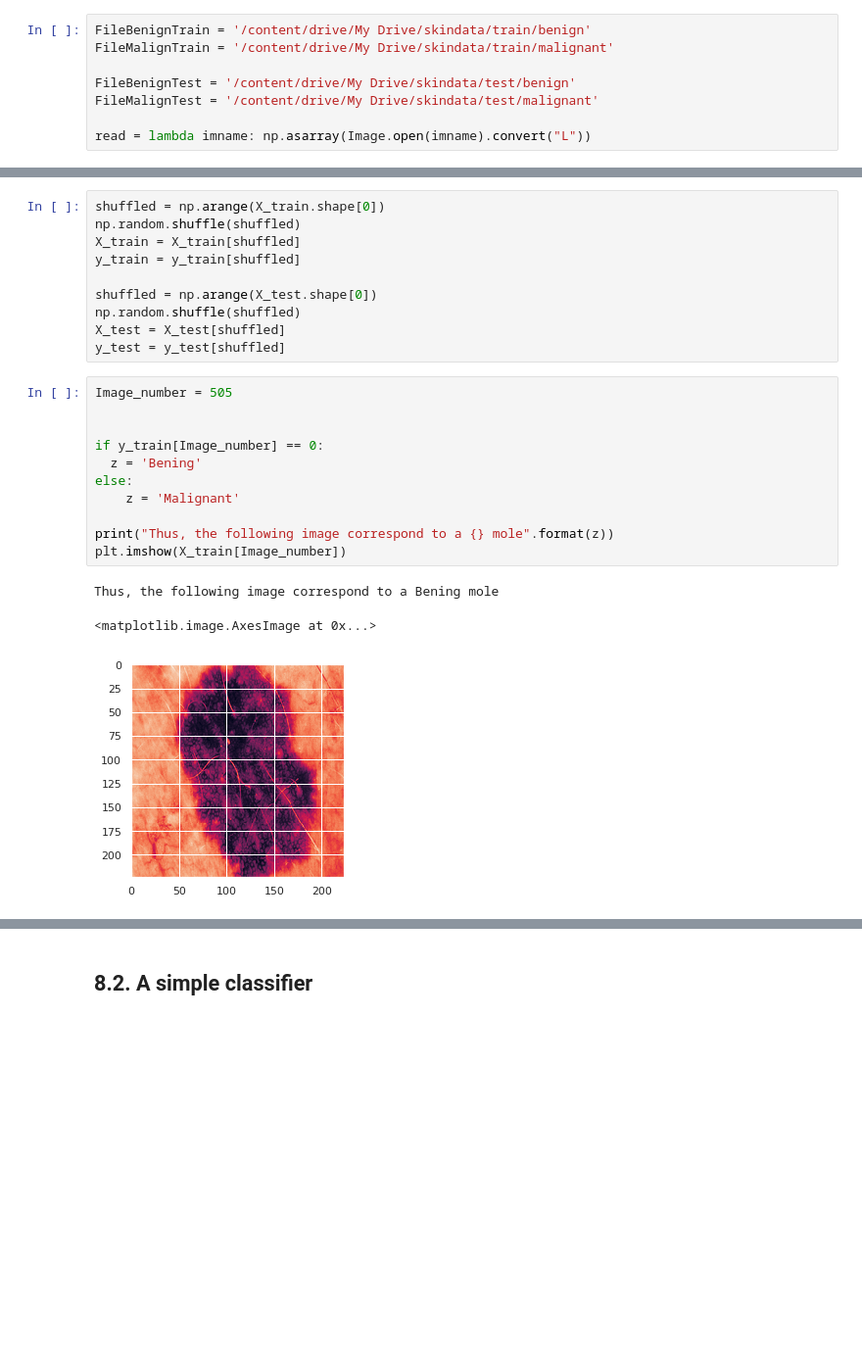
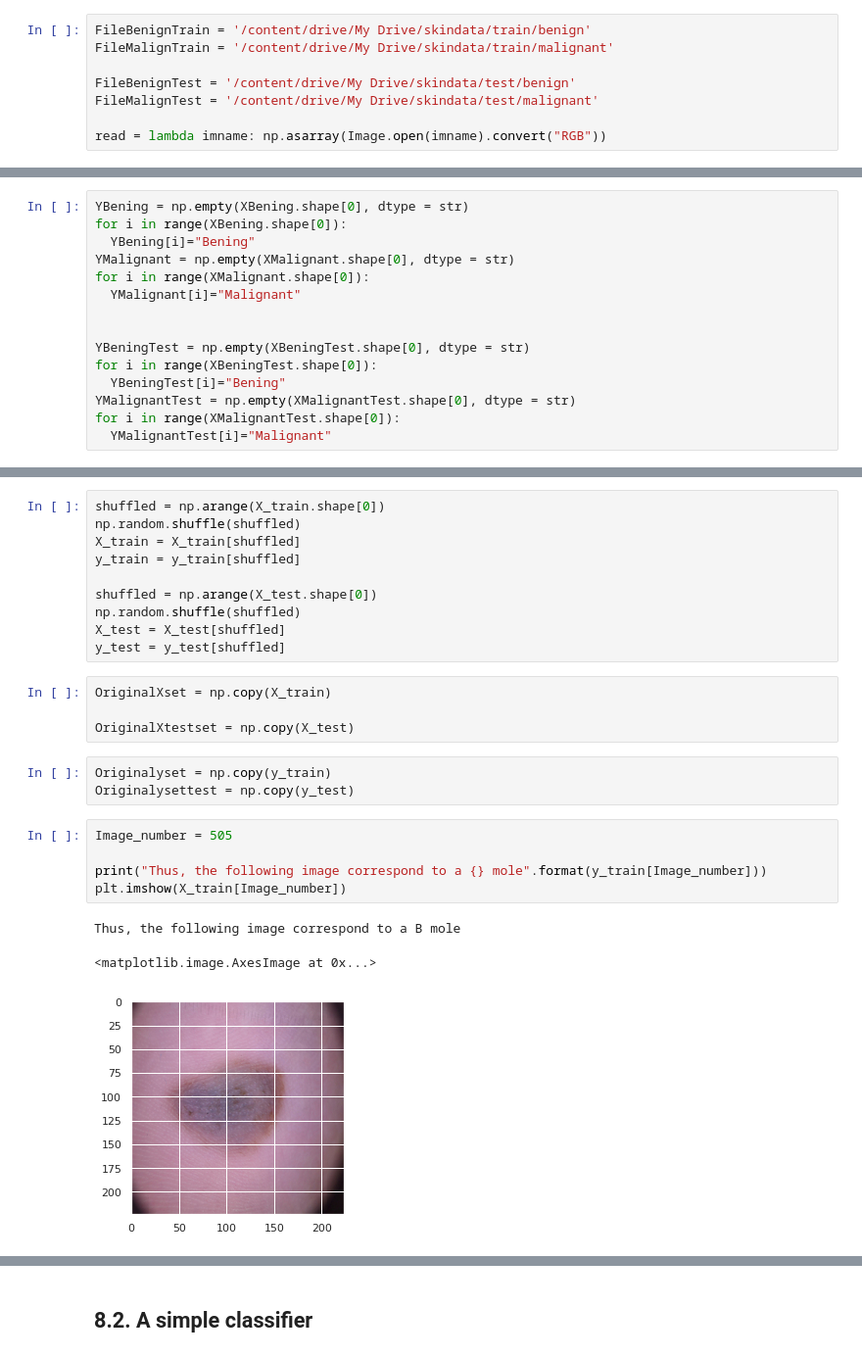
Before and after one commit to carloscarvajal1cc/Skin-cancer-detection-with-PCA-and-Deep-Learning, a Jupyter notebook: Assigment2_MachineLearning.ipynb, the cells around one changed output, grey strips where cells are left out. Shown at 98% size. Saved outputs shown, nothing was run; the diff lists cells and outputs as text; blank space fills up the shorter version.

```diff
--- a/Assigment2_MachineLearning.ipynb
+++ b/Assigment2_MachineLearning.ipynb
@@ -163,7 +164,7 @@ FileMalignTrain = '/content/drive/My Drive/skindata/train/malignant'
 FileBenignTest = '/content/drive/My Drive/skindata/test/benign'
 FileMalignTest = '/content/drive/My Drive/skindata/test/malignant'
 
-read = lambda imname: np.asarray(Image.open(imname).convert("L"))
+read = lambda imname: np.asarray(Image.open(imname).convert("RGB"))
 # %% [markdown]
 Now, we will load the training set
 # %%
@@ -204,3 +199,18 @@ YMalignantTest = np.ones(XMalignantTest.shape[0])
+# %%
+YBening = np.empty(XBening.shape[0], dtype = str)
+for i in range(XBening.shape[0]):
+  YBening[i]="Bening"
+YMalignant = np.empty(XMalignant.shape[0], dtype = str)
+for i in range(XMalignant.shape[0]):
+  YMalignant[i]="Malignant"
+
+
+YBeningTest = np.empty(XBeningTest.shape[0], dtype = str)
+for i in range(XBeningTest.shape[0]):
+  YBeningTest[i]="Bening"
+YMalignantTest = np.empty(XMalignantTest.shape[0], dtype = str)
+for i in range(XMalignantTest.shape[0]):
+  YMalignantTest[i]="Malignant"
 # %%
 print("The shape of the XMalignant array is: {}".format(XMalignant.shape))
 print("the number of observations in this array is {}".format(XMalignant.shape[0]))
@@ -257,18 +267,19 @@ shuffled = np.arange(X_test.shape[0])
 np.random.shuffle(shuffled)
 X_test = X_test[shuffled]
 y_test = y_test[shuffled]
+# %%
+OriginalXset = np.copy(X_train)
+
+OriginalXtestset = np.copy(X_test)
+# %%
+Originalyset = np.copy(y_train)
+Originalysettest = np.copy(y_test)
 # %%
 Image_number = 505
 
-
-if y_train[Image_number] == 0:
-  z = 'Bening'
-else:
-    z = 'Malignant'
-
-print("Thus, the following image correspond to a {} mole".format(z))
+print("Thus, the following image correspond to a {} mole".format(y_train[Image_number]))
 plt.imshow(X_train[Image_number])
 # %% [output]
-Thus, the following image correspond to a Bening mole
+Thus, the following image correspond to a B mole
 <matplotlib.image.AxesImage at 0x...>
-[figure, old version]
+[figure, new version]
```
Also changed, not shown: parts of 39 cells of this notebook.
